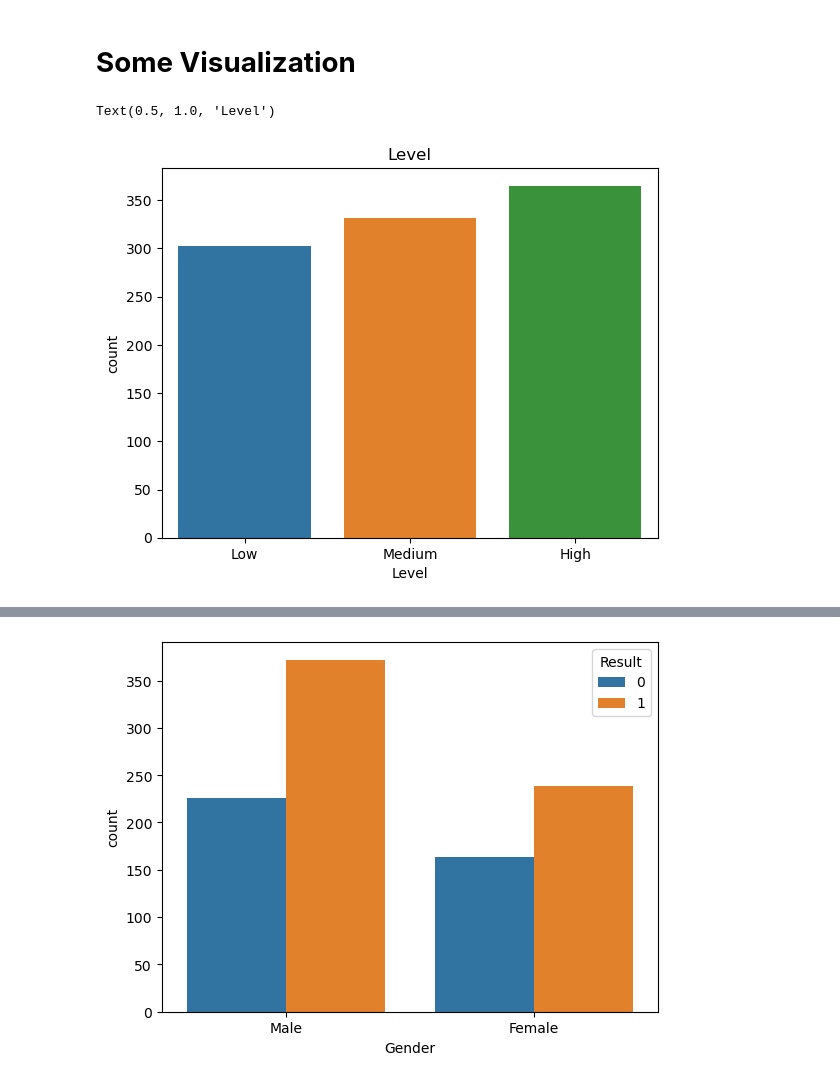
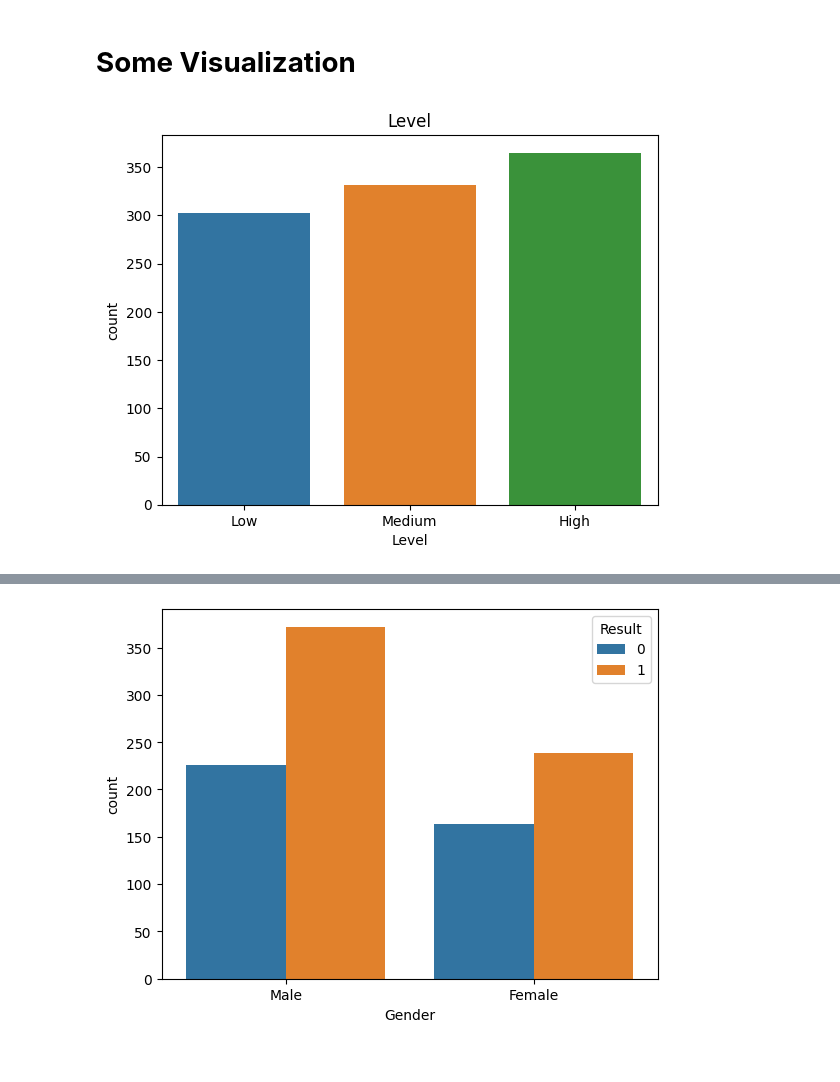
Before and after one commit to ShakeefAhmedRakin/LungCancerPrediction, a Jupyter notebook: Lung_Cancer_Prediction.ipynb, the cells around one changed output, grey strips where cells are left out. Saved outputs shown, nothing was run; the diff lists cells and outputs as text; code cells hidden in the pictures.

Commit message:
Fixed sns not being able to read dataset while counting plots.

```diff
--- a/Lung_Cancer_Prediction.ipynb
+++ b/Lung_Cancer_Prediction.ipynb
@@ -10,11 +10,11 @@ dataset = pd.read_csv('lung cancer dataset (updated).csv')
 # %% [markdown]
 # **Some Visualization**
 # %%
-sns.countplot(dataset['Level'])
+sns.countplot(data=dataset, x='Level')
 plt.title('Level')
+plt.show()
 # %% [output]
-Text(0.5, 1.0, 'Level')
-[figure, old version]
+[figure, new version]
 # %%
 sns.countplot(dataset['Result'])
 plt.title('Result')
```
Also changed, not shown: parts of 14 cells of this notebook.
